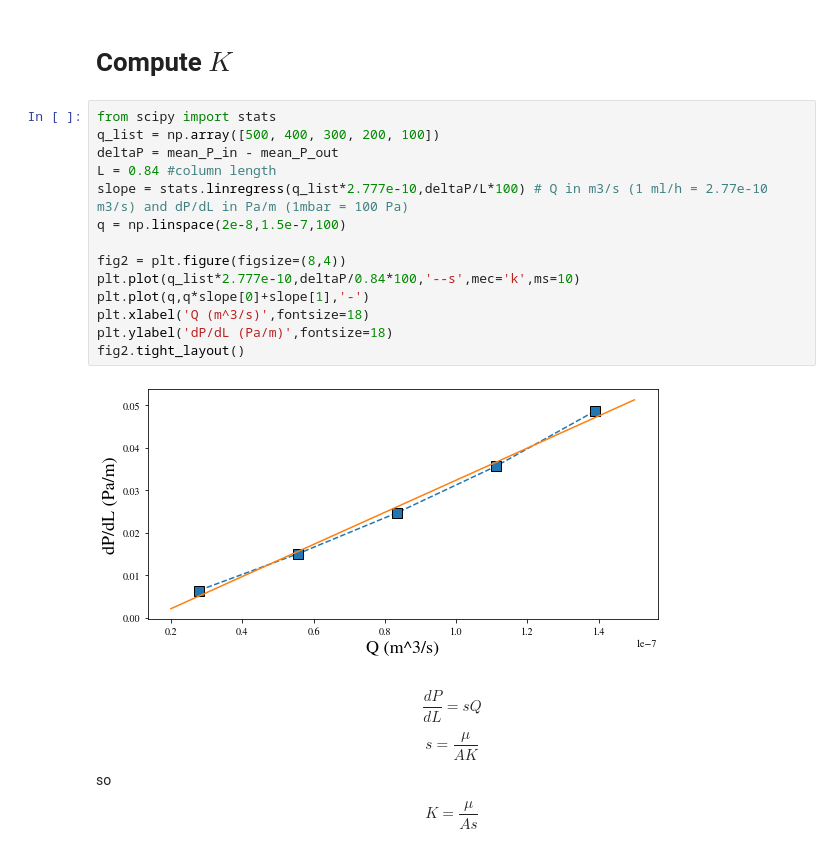
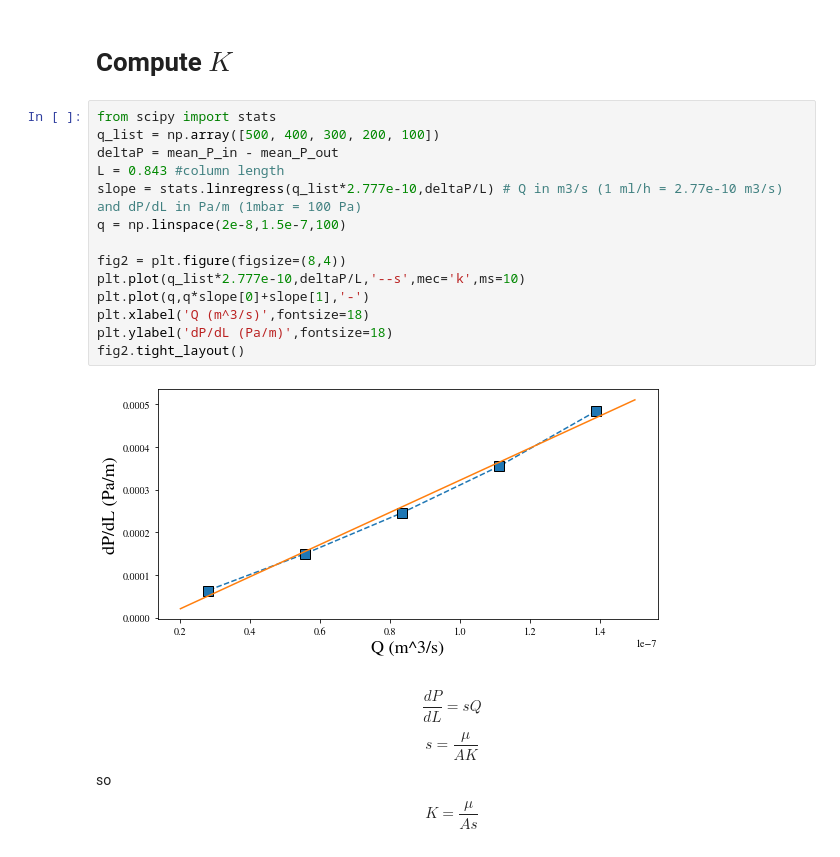
Before and after one commit to mcochennec/notebook, a Jupyter notebook: Measurement of absolute permeability.ipynb, the cells around one changed output. Cells and saved outputs as stored; diff of their text form.

Commit message:
correct length

```diff
--- a/Measurement of absolute permeability.ipynb
+++ b/Measurement of absolute permeability.ipynb
@@ -91,19 +91,19 @@ plt.savefig('cleanP.pdf')
 # %%
 from scipy import stats
 q_list = np.array([500, 400, 300, 200, 100])
 deltaP = mean_P_in - mean_P_out
-L = 0.84 #column length
-slope = stats.linregress(q_list*2.777e-10,deltaP/L*100) # Q in m3/s (1 ml/h = 2.77e-10 m3/s) and dP/dL in Pa/m (1mbar = 100 Pa)
+L = 0.843 #column length
+slope = stats.linregress(q_list*2.777e-10,deltaP/L) # Q in m3/s (1 ml/h = 2.77e-10 m3/s) and dP/dL in Pa/m (1mbar = 100 Pa)
 q = np.linspace(2e-8,1.5e-7,100)
 
 fig2 = plt.figure(figsize=(8,4))
-plt.plot(q_list*2.777e-10,deltaP/0.84*100,'--s',mec='k',ms=10)
+plt.plot(q_list*2.777e-10,deltaP/L,'--s',mec='k',ms=10)
 plt.plot(q,q*slope[0]+slope[1],'-')
 plt.xlabel('Q (m^3/s)',fontsize=18)
 plt.ylabel('dP/dL (Pa/m)',fontsize=18)
 fig2.tight_layout()
 # %% [output]
-[figure, old version]
+[figure, new version]
 # %% [markdown]
 $$\frac{dP}{dL}=s Q$$
 $$s = \frac{\mu}{AK}$$
```
Also changed, not shown: parts of 3 cells of this notebook.
